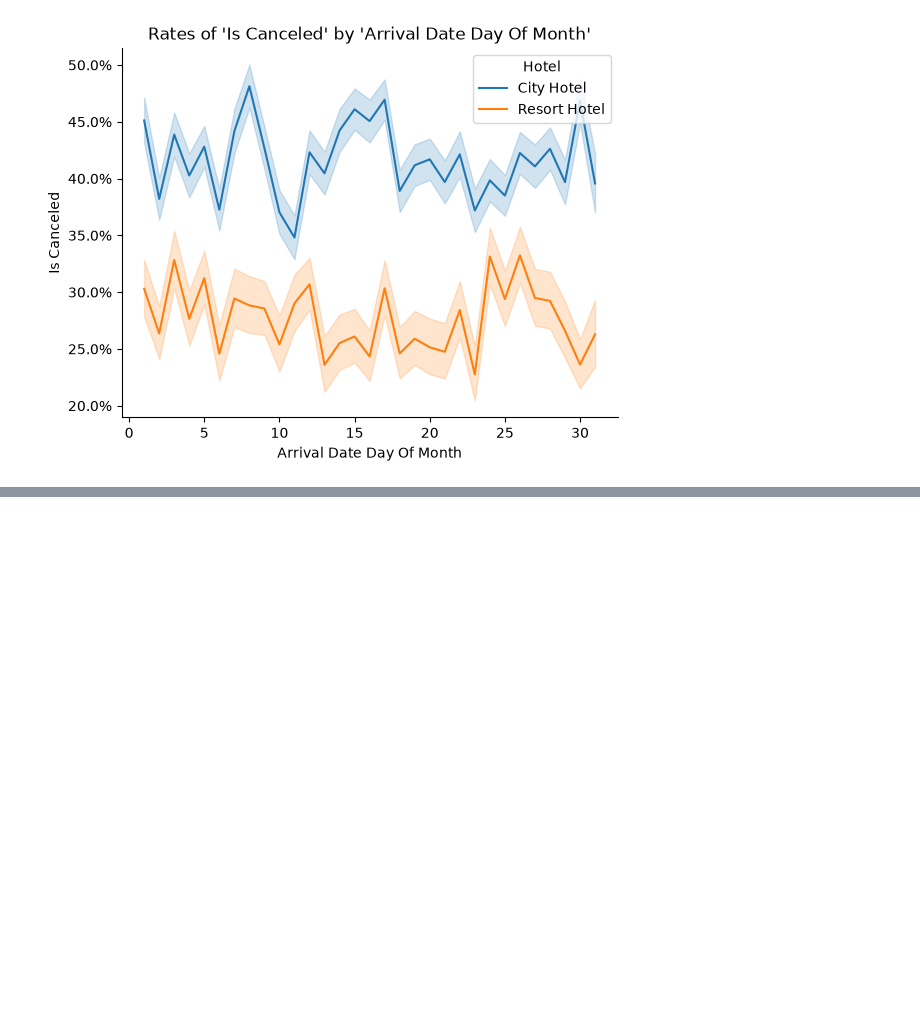
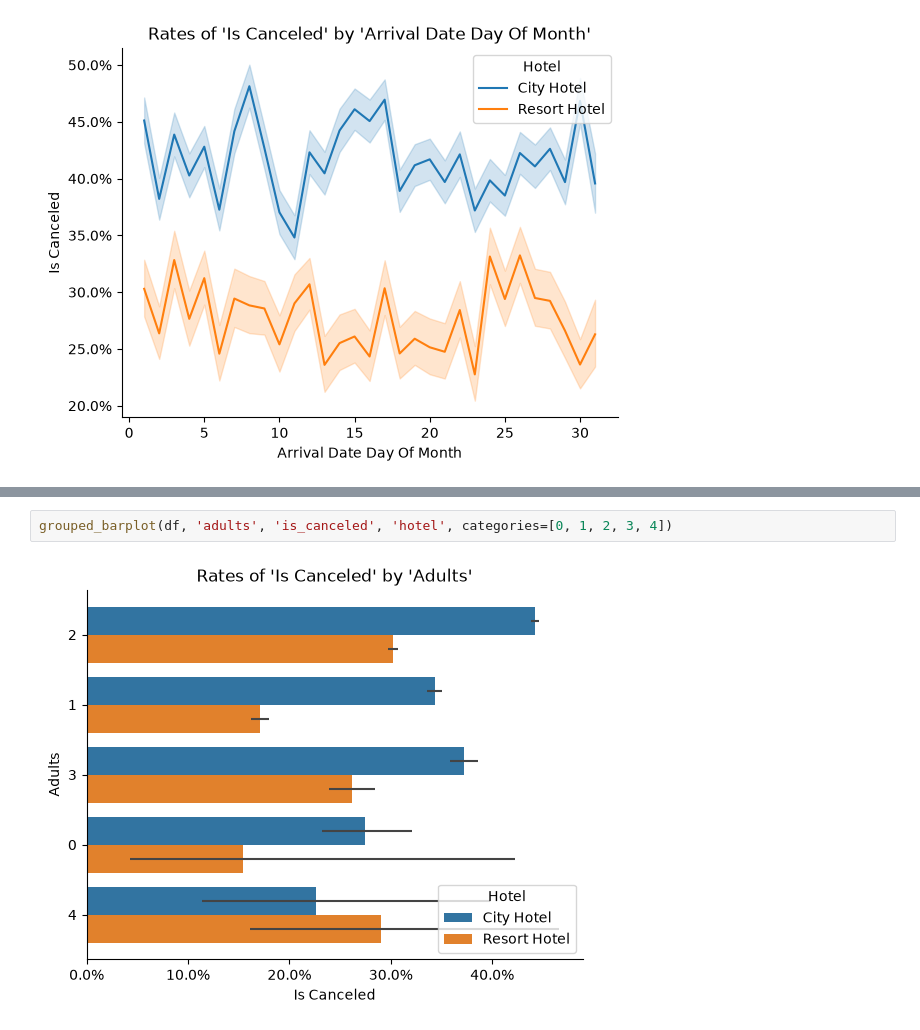
Before and after one commit to mcuzzii/hotel-booking-cancellations, a Jupyter notebook: notebooks/hotel.ipynb, the cells around one changed output, grey strips where cells are left out. Drawn from its saved outputs; the diff is of its cells as text; blank space fills up the shorter version.

```diff
--- a/notebooks/hotel.ipynb
+++ b/notebooks/hotel.ipynb
@@ -112,0 +116,4 @@ grouped_lineplot(df, 'arrival_date_day_of_month', 'is_canceled', 'hotel')
+# %%
+grouped_barplot(df, 'adults', 'is_canceled', 'hotel', categories=[0, 1, 2, 3, 4])
+# %% [output]
+[figure, added]
```
Also changed, not shown: parts of 35 cells of this notebook, 1 other file.
